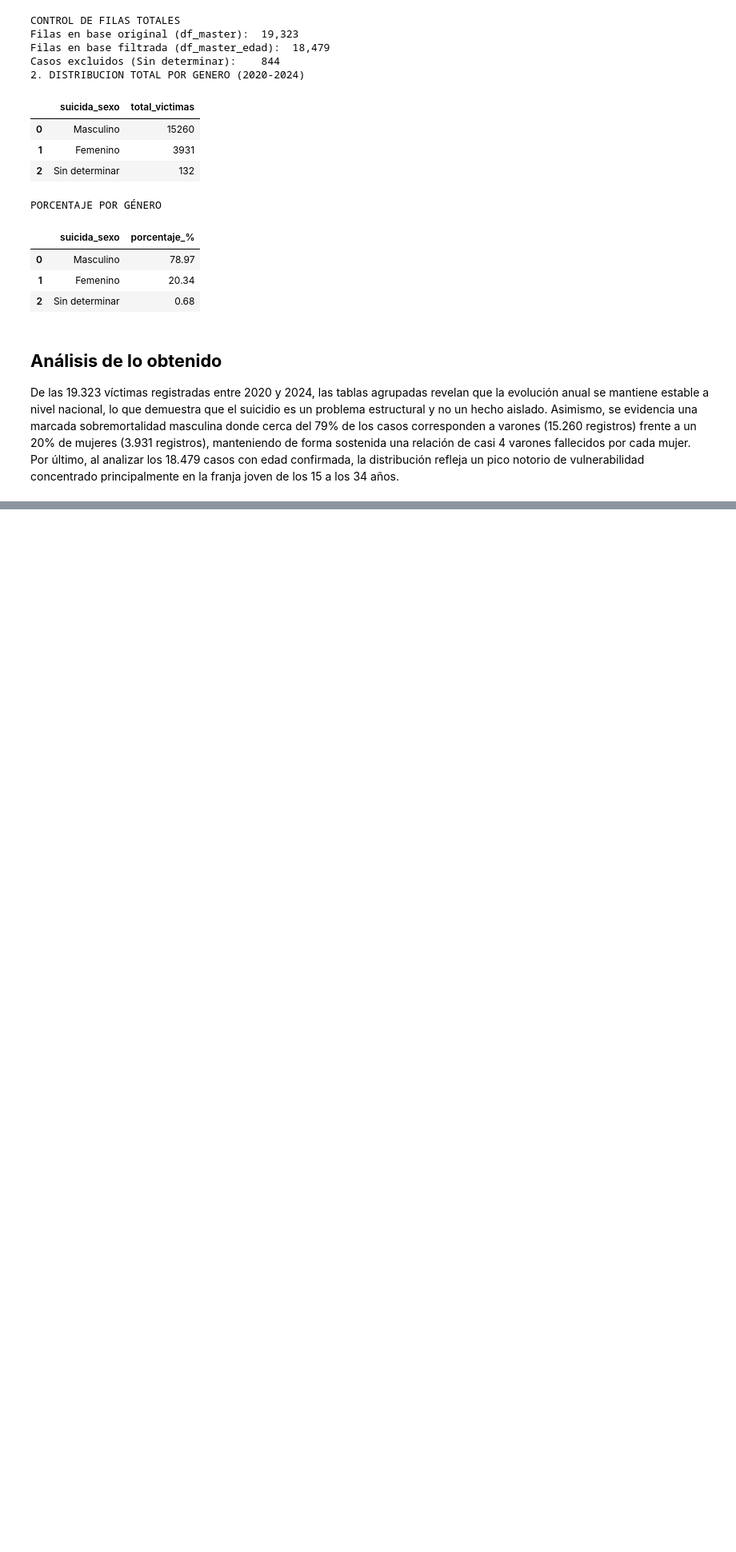
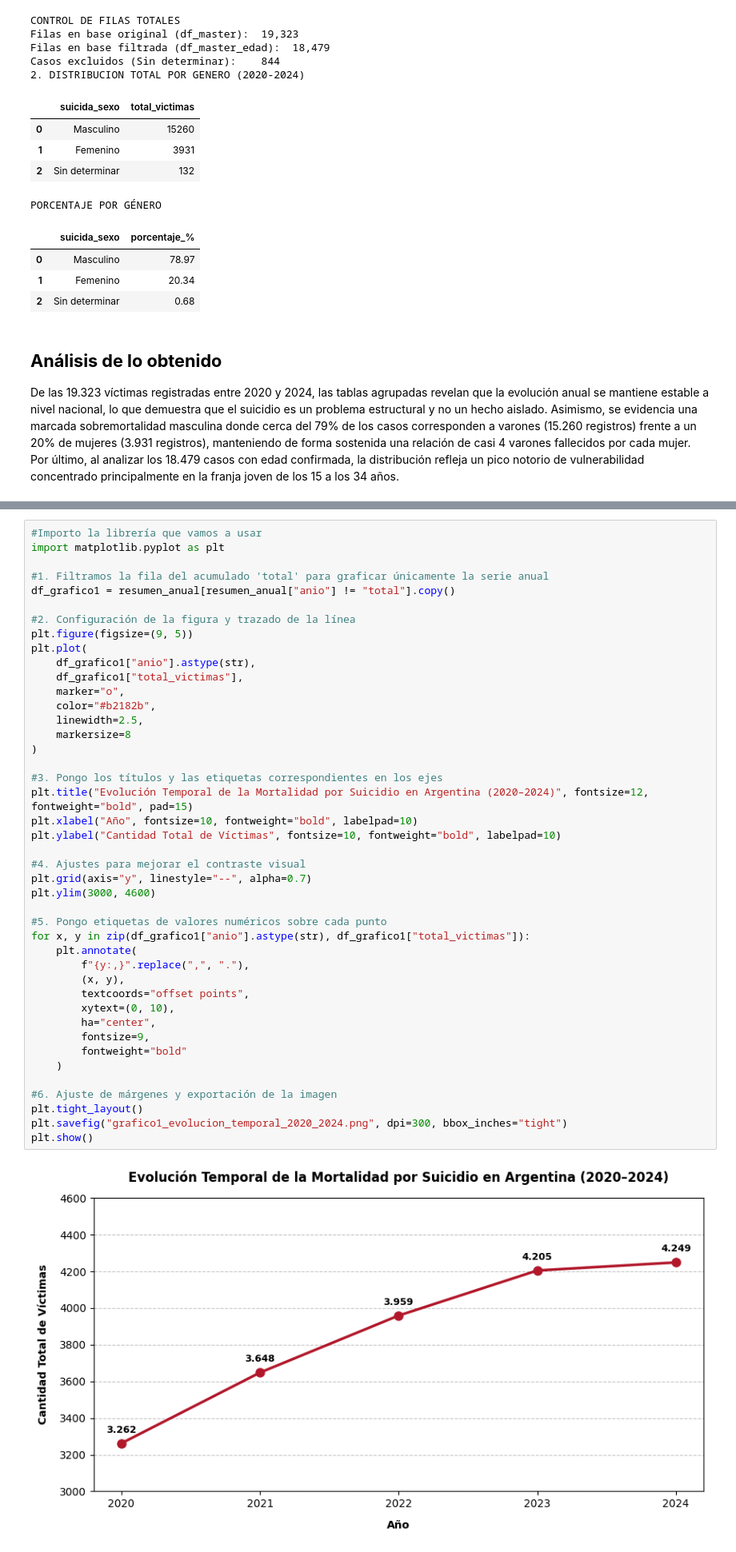
Before and after one commit to fce-laboratoriotp/tp-labo, a Jupyter notebook: notebook_prueba.ipynb, the cells around one changed output, grey strips where cells are left out. Shown at 80% size. Cells and saved outputs as stored; diff of their text form; blank space fills up the shorter version.

Commit message:
Realicé el primer gráfico sobre "Evolución temporal".

```diff
--- a/notebook_prueba.ipynb
+++ b/notebook_prueba.ipynb
@@ -562,0 +567,45 @@ De las 19.323 víctimas registradas entre 2020 y 2024, las tablas agrupadas reve
+# %%
+#Importo la librería que vamos a usar
+import matplotlib.pyplot as plt
+
+#1. Filtramos la fila del acumulado 'total' para graficar únicamente la serie anual
+df_grafico1 = resumen_anual[resumen_anual["anio"] != "total"].copy()
+
+#2. Configuración de la figura y trazado de la línea
+plt.figure(figsize=(9, 5))
+plt.plot(
+    df_grafico1["anio"].astype(str),
+    df_grafico1["total_victimas"],
+    marker="o",
+    color="#b2182b",
+    linewidth=2.5,
+    markersize=8
+)
+
+#3. Pongo los títulos y las etiquetas correspondientes en los ejes
+plt.title("Evolución Temporal de la Mortalidad por Suicidio en Argentina (2020–2024)", fontsize=12, fontweight="bold", pad=15)
+plt.xlabel("Año", fontsize=10, fontweight="bold", labelpad=10)
+plt.ylabel("Cantidad Total de Víctimas", fontsize=10, fontweight="bold", labelpad=10)
+
+#4. Ajustes para mejorar el contraste visual
+plt.grid(axis="y", linestyle="--", alpha=0.7)
+plt.ylim(3000, 4600)
+
+#5. Pongo etiquetas de valores numéricos sobre cada punto
+for x, y in zip(df_grafico1["anio"].astype(str), df_grafico1["total_victimas"]):
+    plt.annotate(
+        f"{y:,}".replace(",", "."),
+        (x, y),
+        textcoords="offset points",
+        xytext=(0, 10),
+        ha="center",
+        fontsize=9,
+        fontweight="bold"
+    )
+
+#6. Ajuste de márgenes y exportación de la imagen
+plt.tight_layout()
+plt.savefig("grafico1_evolucion_temporal_2020_2024.png", dpi=300, bbox_inches="tight")
+plt.show()
+# %% [output]
+[figure, added]
```
Also changed, not shown: parts of 3 cells of this notebook.
